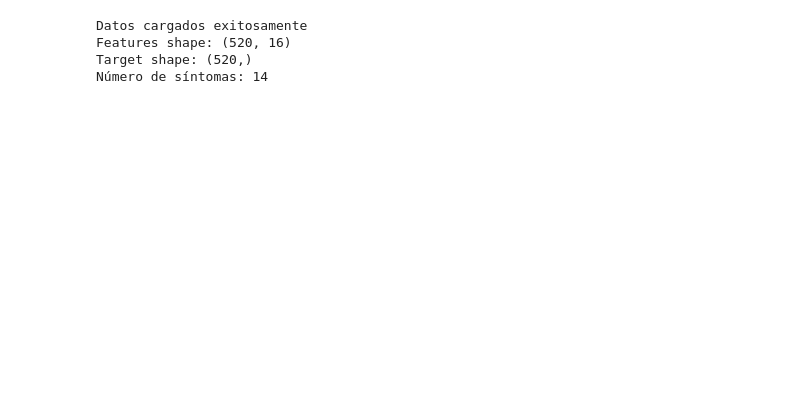
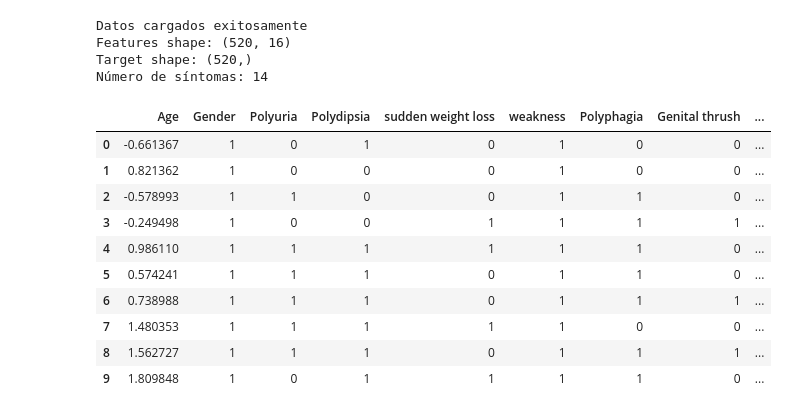
Before and after one commit to PameBlanca/FCD_UV_2025, a Jupyter notebook: Diabetes_project/notebook/02_diabetes_clustering_analysis.ipynb, the cells around one changed output. Cells and saved outputs as stored; diff of their text form; code cells hidden in the pictures; blank space fills up the shorter version.

```diff
--- a/Diabetes_project/notebook/02_diabetes_clustering_analysis.ipynb
+++ b/Diabetes_project/notebook/02_diabetes_clustering_analysis.ipynb
@@ -3,6 +3,7 @@
 import pandas as pd
 import numpy as np
 import matplotlib.pyplot as plt
+from matplotlib.colors import ListedColormap
 import seaborn as sns
 import pickle
 import warnings
@@ -10,40 +11,56 @@ warnings.filterwarnings('ignore')
 
 # Imports específicos para clustering
 from sklearn.cluster import KMeans, DBSCAN, AgglomerativeClustering
+from sklearn.mixture import GaussianMixture
 from sklearn.metrics import silhouette_score, adjusted_rand_score
-from sklearn.preprocessing import StandardScaler
+from sklearn.metrics import calinski_harabasz_score, davies_bouldin_score
+from sklearn.decomposition import PCA
+from sklearn.manifold import TSNE
 from scipy.cluster.hierarchy import dendrogram, linkage
-from scipy.stats import chi2_contingency
+from scipy.spatial.distance import pdist
 
 # Configuración de visualización
-plt.style.use('default')
-sns.set_theme(style="whitegrid")
-plt.rcParams['figure.figsize'] = (12, 8)
-plt.rcParams['font.size'] = 12
+plt.style.use("seaborn-v0_8-whitegrid")
+plt.rc("figure", autolayout=True)
+plt.rc("axes", labelweight="bold", labelsize="large", titleweight="bold", titlesize=14, titlepad=10)
+pd.set_option('display.max_columns', None)
 # %%
 # ===== Cargar datos del notebook anterior =====
 # Cargar objetos guardados
 try:
     with open('../data/processed/analysis_objects.pkl', 'rb') as f:
         data = pickle.load(f)
 
     features_scaled = data['features_scaled']
     target = data['target']
     scaler = data['scaler']
     symptom_cols = data['symptom_cols']
 
     print("Datos cargados exitosamente")
     print(f"Features shape: {features_scaled.shape}")
     print(f"Target shape: {target.shape}")
     print(f"Número de síntomas: {len(symptom_cols)}")
 
 except FileNotFoundError:
     print("Error: No se encontró el archivo de datos procesados.")
     print("Ejecutar primero: 01_diabetes_eda_preprocessing.ipynb")
 except Exception as e:
     print(f"Error al cargar datos: {e}")
+
+features_scaled.head(10)
 # %% [output]
 Datos cargados exitosamente
 Features shape: (520, 16)
 Target shape: (520,)
 Número de síntomas: 14
+|  | Age | Gender | Polyuria | Polydipsia | sudden weight loss | weakness | Polyphagia | Genital thrush | ... |
+| 0 | -0.661367 | 1 | 0 | 1 | 0 | 1 | 0 | 0 | ... |
+| 1 | 0.821362 | 1 | 0 | 0 | 0 | 1 | 0 | 0 | ... |
+| 2 | -0.578993 | 1 | 1 | 0 | 0 | 1 | 1 | 0 | ... |
+| 3 | -0.249498 | 1 | 0 | 0 | 1 | 1 | 1 | 1 | ... |
+| 4 | 0.986110 | 1 | 1 | 1 | 1 | 1 | 1 | 0 | ... |
+| 5 | 0.574241 | 1 | 1 | 1 | 0 | 1 | 1 | 0 | ... |
+| 6 | 0.738988 | 1 | 1 | 1 | 0 | 1 | 1 | 1 | ... |
+| 7 | 1.480353 | 1 | 1 | 1 | 1 | 1 | 0 | 0 | ... |
+| 8 | 1.562727 | 1 | 1 | 1 | 0 | 1 | 1 | 1 | ... |
+| 9 | 1.809848 | 1 | 0 | 1 | 1 | 1 | 1 | 0 | ... |
```
Also changed, not shown: parts of 1 cell of this notebook.
